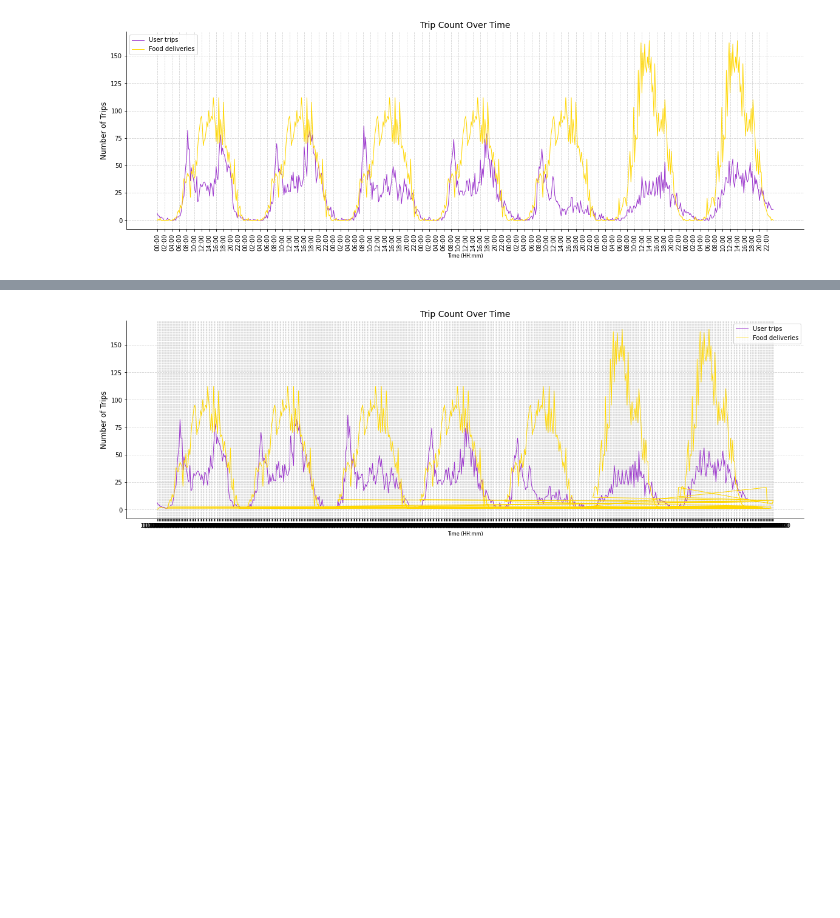
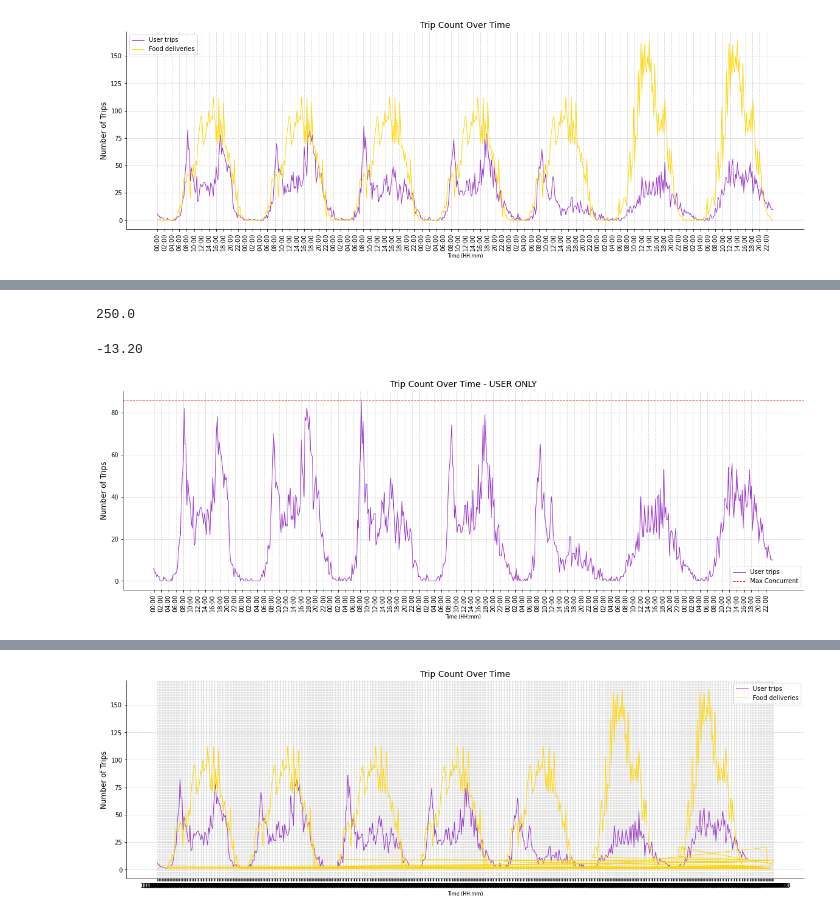
Before and after one commit to CityScope/MobilityTable_SanSebastian, a Jupyter notebook: preprocessing/DemandPlotting.ipynb, the cells around one changed output, grey strips where cells are left out. Drawn from its saved outputs; the diff is of its cells as text; code cells hidden in the pictures; blank space fills up the shorter version.

```diff
--- a/preprocessing/DemandPlotting.ipynb
+++ b/preprocessing/DemandPlotting.ipynb
@@ -116,0 +213,3 @@ plt.show()
+# %%
+max_user= df_counts_user['count'].max()
+print(max_user)
@@ -116,0 +224,51 @@ plt.show()
+# %%
+max_sum= max_user + max_food
+print(max_sum)
+# %% [output]
+250.0
+# %%
+#Theoretical max saving
+pct_improve = (max_concurrent-max_sum)/max_sum *100
+print("{:.2f}".format(pct_improve))
+# %% [output]
+-13.20
+# %%
+# Create a plot
+plt.figure(figsize=(20, 6))
+plt.plot(df_counts_user['x_datetime'], df_counts_user['count'], linewidth=1, color='darkorchid')
+#plt.plot(df_counts_food['x_datetime'], df_counts_food['count'], linewidth=1, color='gold')
+plt.axhline(y=max_user, color='red', linewidth=1, linestyle='--')  # Add the horizontal red line
+
+# Extract the last 8 digits of x_datetime for tick labels
+tick_labels = [label[-8:-3] for label in df_counts_user['x_datetime'][::8]]
+
+# Set the x-axis tick labels and rotation
+plt.xticks(df_counts_user['x_datetime'][::8], tick_labels, rotation=90)
+
+
+# Set the axis labels and title
+plt.xlabel('Time (HH:mm)', fontsize=8)
+plt.ylabel('Number of Trips', fontsize=12)
+plt.title('Trip Count Over Time - USER ONLY', fontsize=14)
+
+# Customize the grid
+plt.grid(color='lightgray', linestyle='--')
+
+# Customize the plot background and border
+plt.gca().set_facecolor('white')
+plt.gca().spines['top'].set_visible(False)
+plt.gca().spines['right'].set_visible(False)
+
+# Adjust the tick parameters
+plt.tick_params(axis='both', which='both', bottom=True, top=False, left=True, right=False)
+
+# Add a legend if needed
+plt.legend(['User trips','Max Concurrent'], loc='best')
+
+# Adjust the layout for better spacing
+#plt.tight_layout()
+
+# Display the plot
+plt.show()
+# %% [output]
+[figure, added]
```
Also changed, not shown: parts of 11 cells of this notebook.
